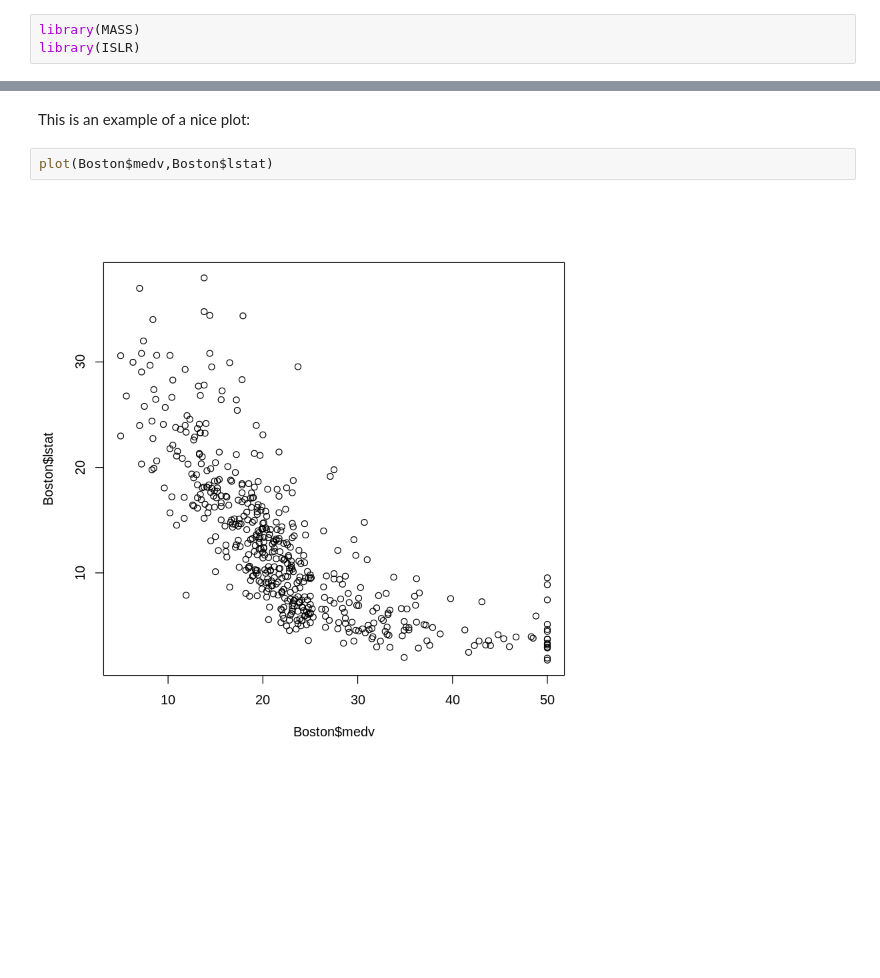
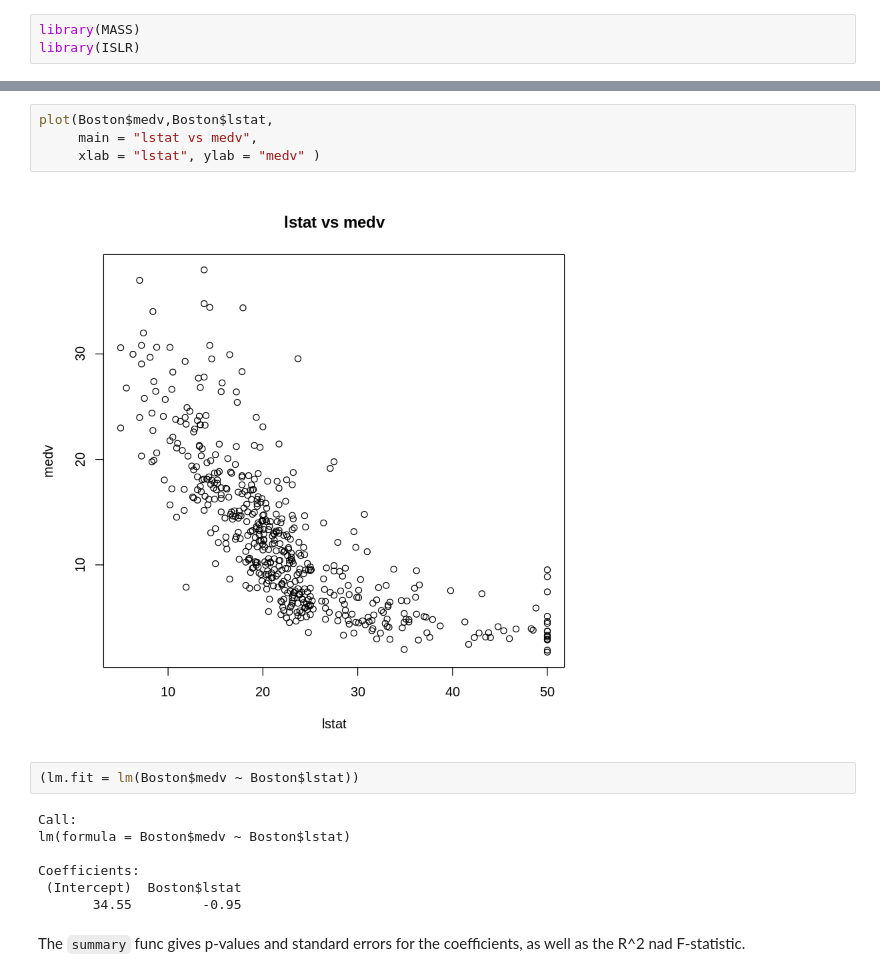
Before and after one commit to VicenteYago/Intro2StatLearning, a Jupyter notebook: Chapter3-LinearRegression.ipynb, the cells around one changed output, grey strips where cells are left out. Cells and saved outputs as stored; diff of their text form; blank space fills up the shorter version.

```diff
--- a/Chapter3-LinearRegression.ipynb
+++ b/Chapter3-LinearRegression.ipynb
@@ -15,9 +14,20 @@ names(Boston)
 # %% [output]
  [1] "crim"    "zn"      "indus"   "chas"    "nox"     "rm"      "age"
  [8] "dis"     "rad"     "tax"     "ptratio" "black"   "lstat"   "medv"
-# %% [markdown]
-This is an example of a nice plot:
+# %%
+plot(Boston$medv,Boston$lstat,
+     main = "lstat vs medv",
+     xlab = "lstat", ylab = "medv" )
+# %% [output]
+[figure, added]
 # %%
-plot(Boston$medv,Boston$lstat)
+(lm.fit = lm(Boston$medv ~ Boston$lstat))
 # %% [output]
-[figure, removed]
+Call:
+lm(formula = Boston$medv ~ Boston$lstat)
+
+Coefficients:
+ (Intercept)  Boston$lstat
+       34.55         -0.95
+# %% [markdown]
+The `summary` func gives p-values and standard errors for the coefficients, as well as the R^2 nad F-statistic.
```
Also changed, not shown: parts of 11 cells of this notebook, 1 other file.
